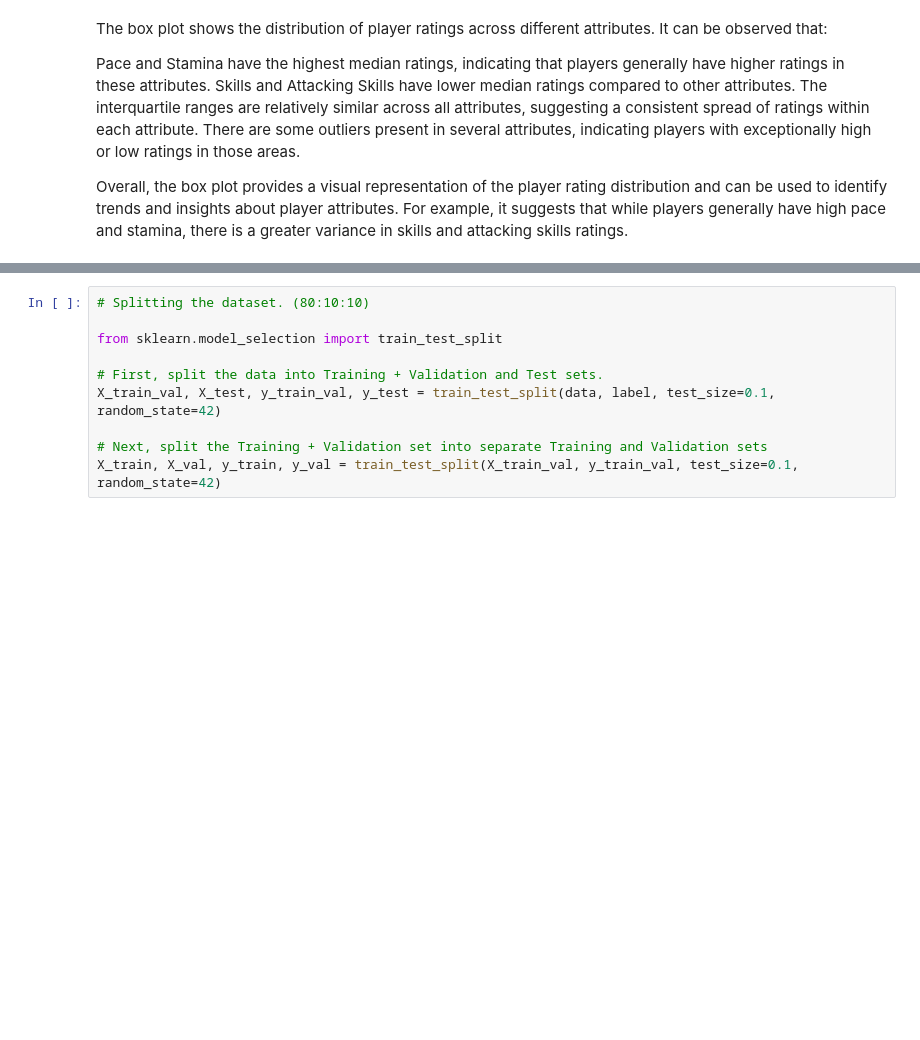
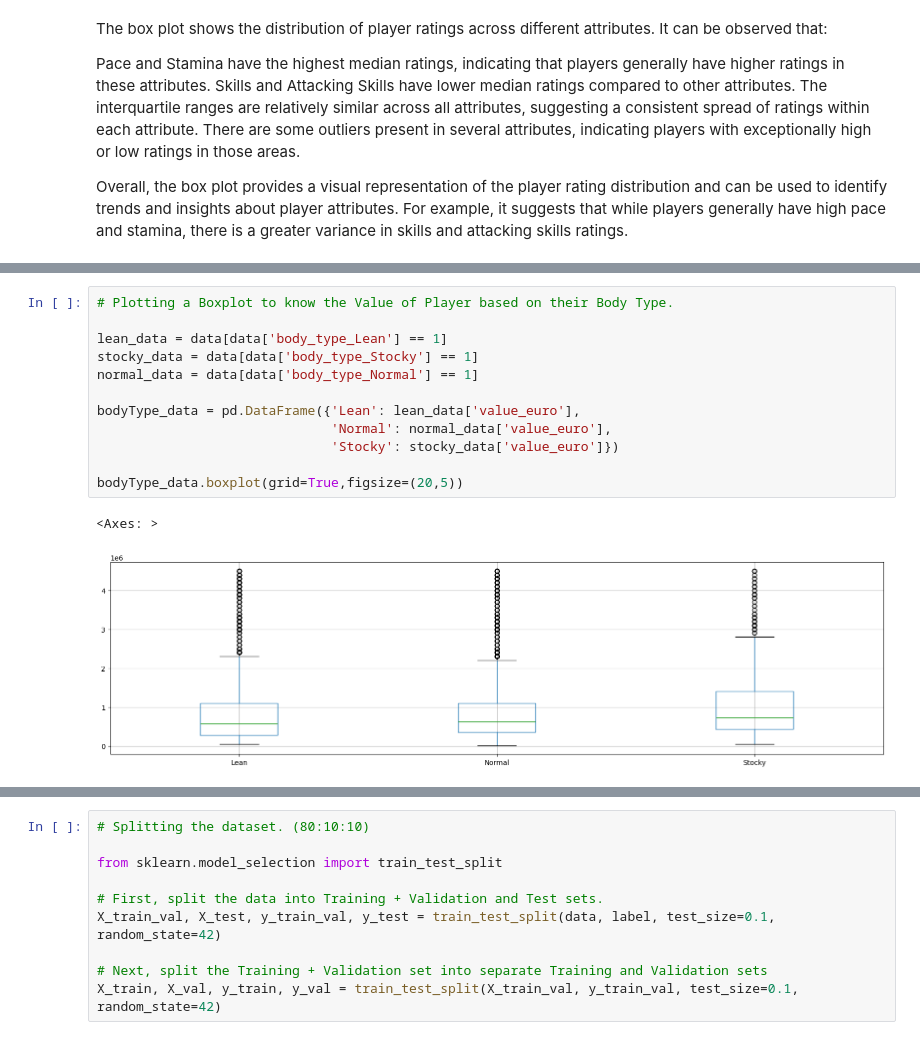
Before and after one commit to ExcaliburML/Regression, a Jupyter notebook: Regression.ipynb, the cells around one changed output, grey strips where cells are left out. Saved outputs shown, nothing was run; the diff lists cells and outputs as text; blank space fills up the shorter version.

```diff
--- a/Regression.ipynb
+++ b/Regression.ipynb
@@ -415,0 +439,15 @@ Overall, the box plot provides a visual representation of the player rating dist
+# %%
+# Plotting a Boxplot to know the Value of Player based on their Body Type.
+
+lean_data = data[data['body_type_Lean'] == 1]
+stocky_data = data[data['body_type_Stocky'] == 1]
+normal_data = data[data['body_type_Normal'] == 1]
+
+bodyType_data = pd.DataFrame({'Lean': lean_data['value_euro'],
+                              'Normal': normal_data['value_euro'],
+                              'Stocky': stocky_data['value_euro']})
+
+bodyType_data.boxplot(grid=True,figsize=(20,5))
+# %% [output]
+<Axes: >
+[figure, added]
```
Also changed, not shown: parts of 26 cells of this notebook, 1 other file.
